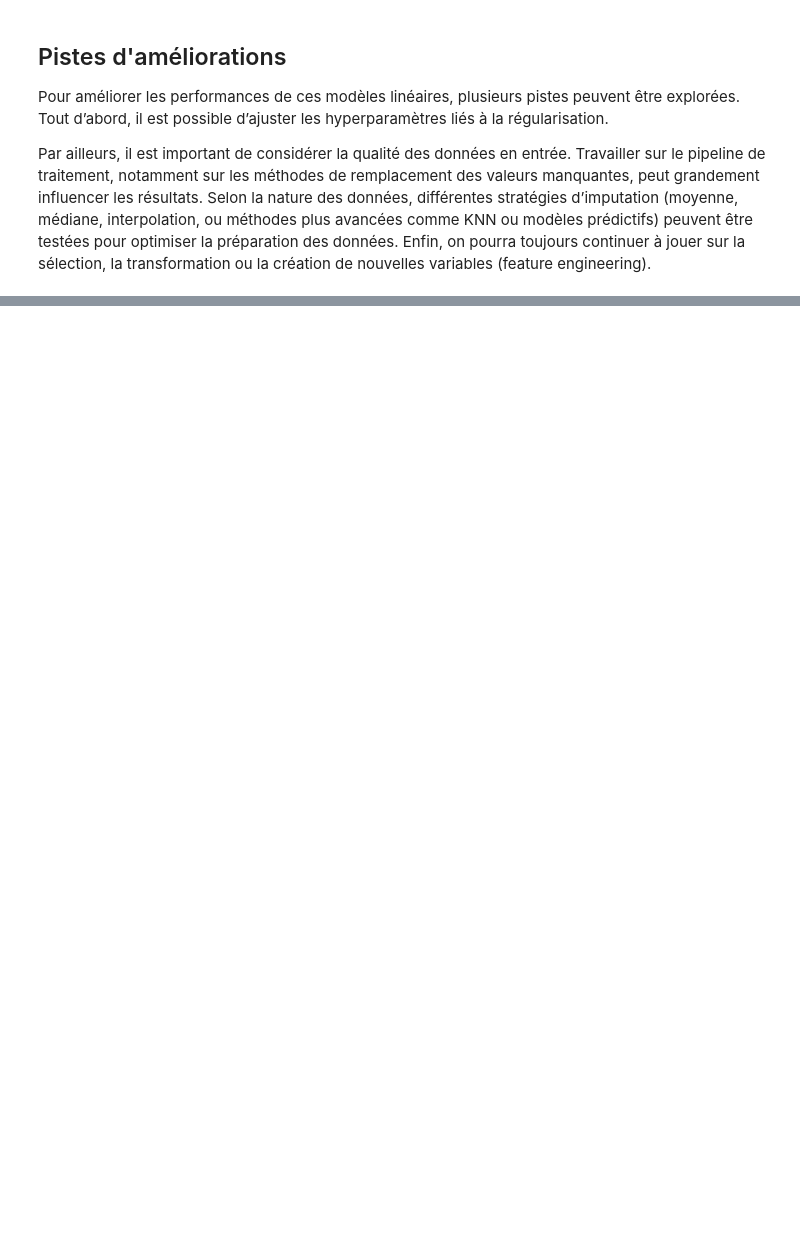
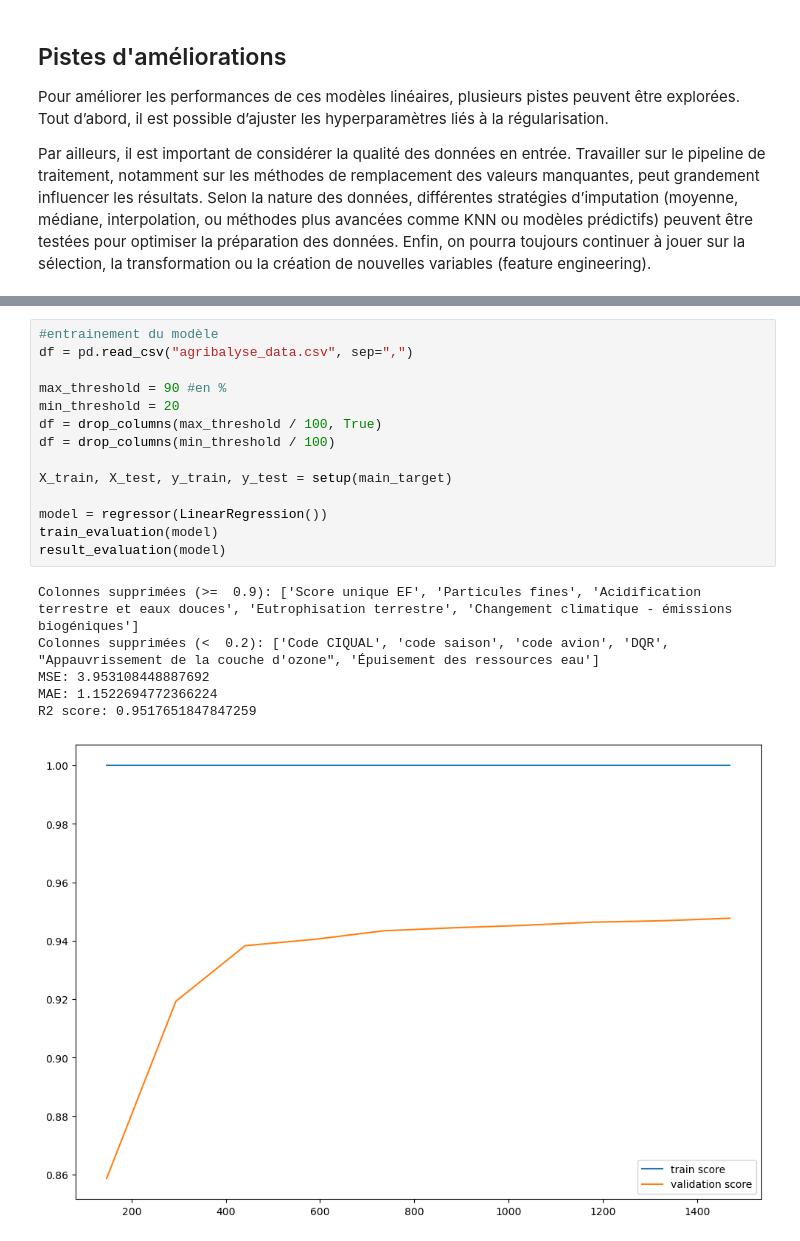
Before and after one commit to LorenzoLepoivre/IA-Prediction-Impact-Environnemental, a Jupyter notebook: main.ipynb, the cells around one changed output, grey strips where cells are left out. Cells and saved outputs as stored; diff of their text form; blank space fills up the shorter version.

```diff
--- a/main.ipynb
+++ b/main.ipynb
@@ -369,0 +432,21 @@ alpha : force de la régularisation (plus alpha est grand, plus le modèle est r
+# %%
+#entrainement du modèle
+df = pd.read_csv("agribalyse_data.csv", sep=",")
+
+max_threshold = 90 #en %
+min_threshold = 20
+df = drop_columns(max_threshold / 100, True)
+df = drop_columns(min_threshold / 100)
+
+X_train, X_test, y_train, y_test = setup(main_target)
+
+model = regressor(LinearRegression())
+train_evaluation(model)
+result_evaluation(model)
+# %% [output]
+Colonnes supprimées (>=  0.9): ['Score unique EF', 'Particules fines', 'Acidification terrestre et eaux douces', 'Eutrophisation terrestre', 'Changement climatique - émissions biogéniques']
+Colonnes supprimées (<  0.2): ['Code CIQUAL', 'code saison', 'code avion', 'DQR', "Appauvrissement de la couche d'ozone", 'Épuisement des ressources eau']
+MSE: 3.953108448887692
+MAE: 1.1522694772366224
+R2 score: 0.9517651847847259
+[figure, added]
```
Also changed, not shown: parts of 21 cells of this notebook, 1 other file.
